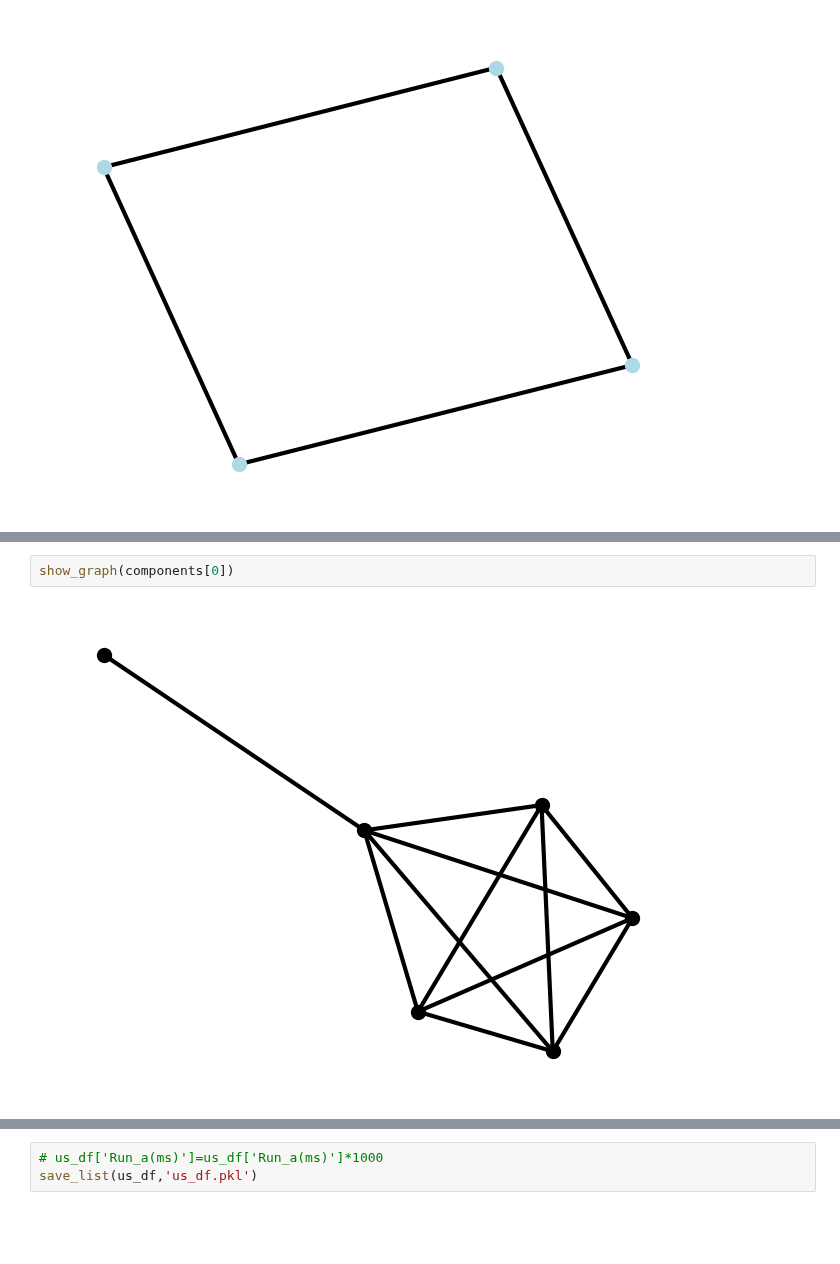
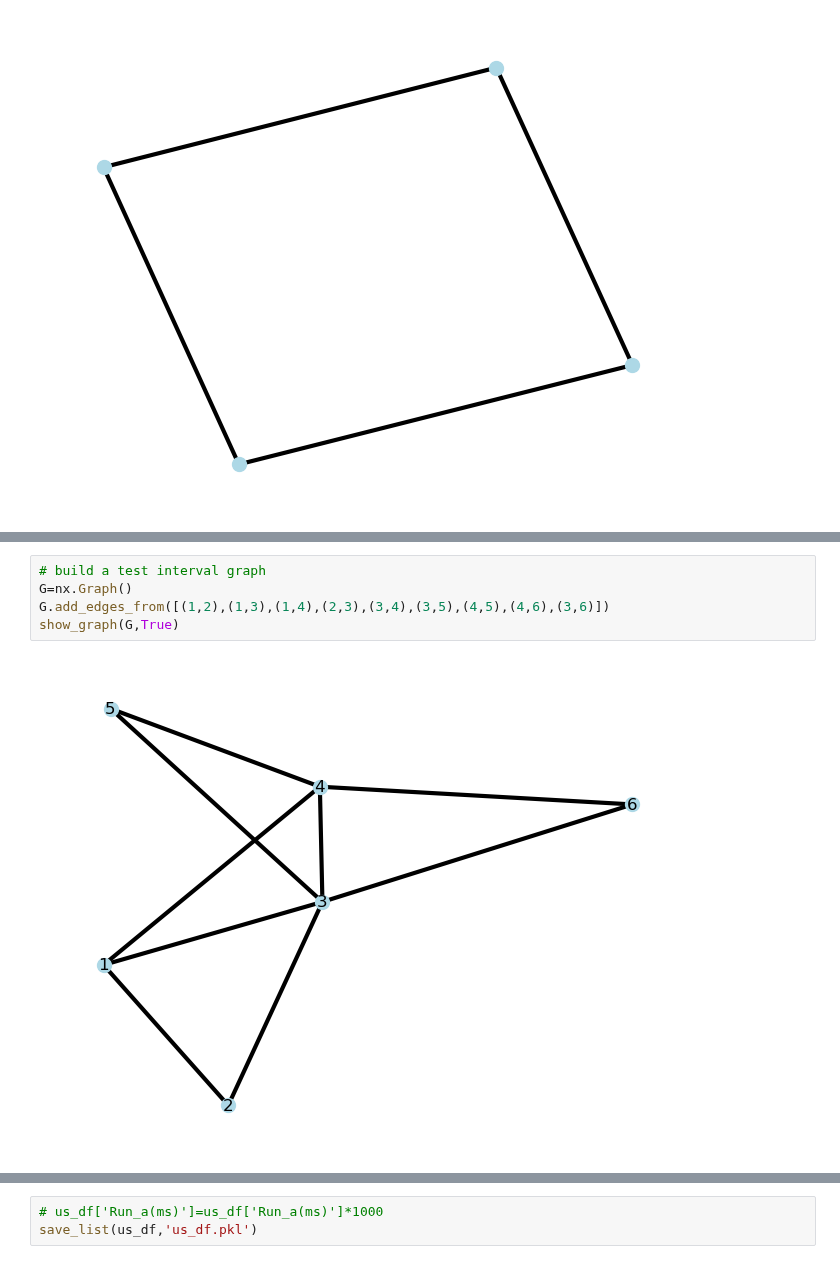
Before and after one commit to vonals/code, a Jupyter notebook: graphx-1.ipynb, the cells around one changed output, grey strips where cells are left out. Drawn from its saved outputs; the diff is of its cells as text; blank space fills up the shorter version.

```diff
--- a/graphx-1.ipynb
+++ b/graphx-1.ipynb
@@ -1000,4 +814,7 @@ show_graph(G)
-# %%
-show_graph(components[0])
-# %% [output]
-[figure, removed]
+# %%
+# build a test interval graph
+G=nx.Graph()
+G.add_edges_from([(1,2),(1,3),(1,4),(2,3),(3,4),(3,5),(4,5),(4,6),(3,6)])
+show_graph(G,True)
+# %% [output]
+[figure, added]
```
Also changed, not shown: parts of 77 cells of this notebook, 6 other files.
